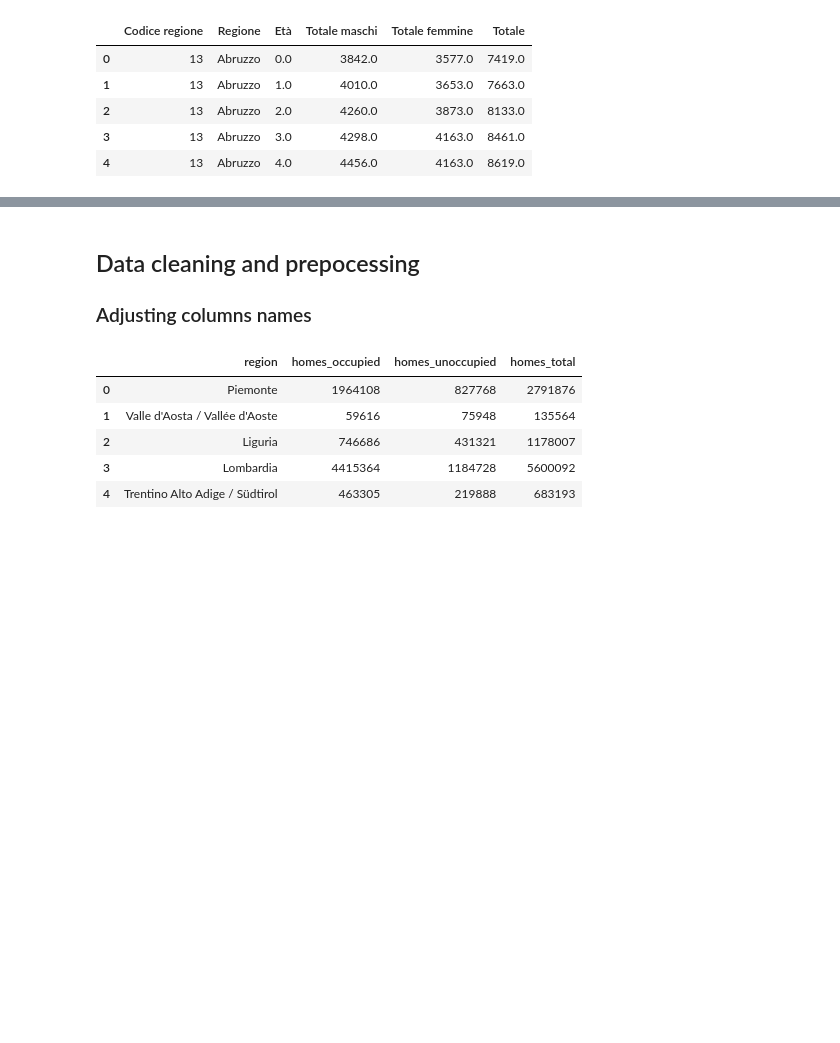
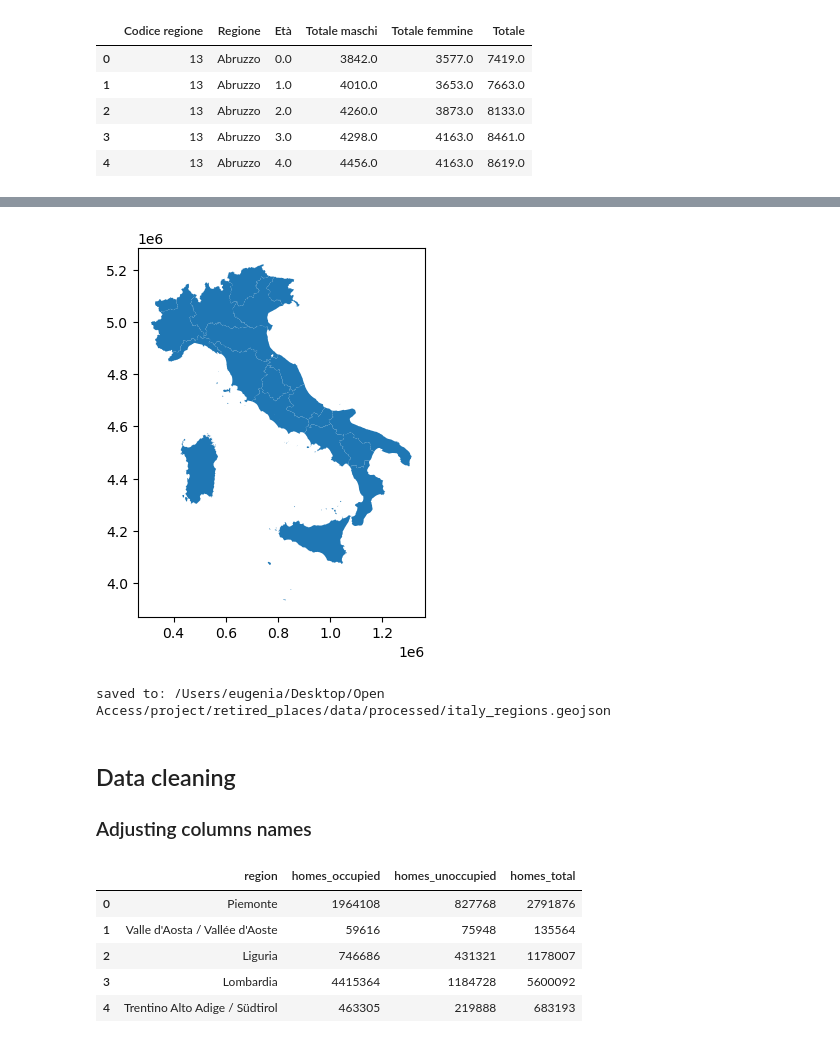
Before and after one commit to eugeniavd/retired_places, a Jupyter notebook: analysis/notebooks/01_italy_cleaning.ipynb, the cells around one changed output, grey strips where cells are left out. Drawn from its saved outputs; the diff is of its cells as text; code cells hidden in the pictures; blank space fills up the shorter version.

Commit message:
data cleaning and preprocessing, first draft of the app

```diff
--- a/analysis/notebooks/01_italy_cleaning.ipynb
+++ b/analysis/notebooks/01_italy_cleaning.ipynb
@@ -104,3 +76,8 @@ display(homes_raw.head(15))
 | 12 | Lombardia | 4415364 | 1184728 | 5600092 |
 | 13 | Trentino Alto Adige / Südtirol | 463305 | 219888 | 683193 |
 | 14 | Provincia Autonoma Bolzano / Bozen | 226675 | 67100 | 293775 |
+# %%
+gdf = gpd.read_file(RAW / "Reg01012025_g_WGS84.shp")
+gdf.to_file("italy_regions.geojson", driver="GeoJSON")
+
+gdf.head()
@@ -107,5 +120,18 @@ display(homes_raw.head(15))
+# %%
+gdf.plot();
+# %% [output]
+[figure, added]
+# %%
+# Export the reprojected layer to GeoJSON.
+out_path = PROCESSED / "italy_regions.geojson"
+gdf_4326.to_file(out_path, driver="GeoJSON")
+
+print(f"saved to: {out_path}")
+# %% [output]
+saved to: /Users/eugenia/Desktop/Open Access/project/retired_places/data/processed/italy_regions.geojson
 # %% [markdown]
-## Data cleaning and prepocessing <a id="Data-cleaning-and-prepocessing"></a>
+## Data cleaning <a id="Data-cleaning"></a>
+
 
 ### Adjusting columns names
 # %%
```
Also changed, not shown: parts of 25 cells of this notebook, 16 other files.
